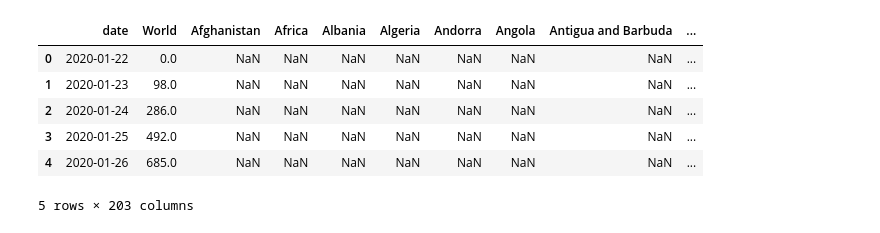
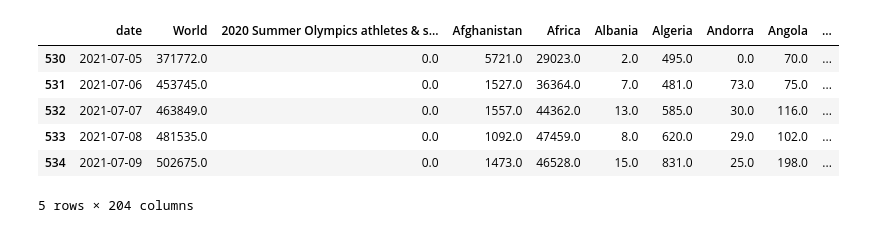
Before and after one commit to Adi-19/CovidWizard, a Jupyter notebook: notebooks/Basic Viz.ipynb, the cells around one changed output. Cells and saved outputs as stored; diff of their text form; code cells hidden in the pictures.

```diff
--- a/notebooks/Basic Viz.ipynb
+++ b/notebooks/Basic Viz.ipynb
@@ -9,12 +9,12 @@ df = pd.read_csv(URL_NEW)
 
 data = df.copy(deep=True)
 # %%
-data.head()
+data.tail()
 # %% [output]
-|  | date | World | Afghanistan | Africa | Albania | Algeria | Andorra | Angola | Antigua and Barbuda | ... |
-| 0 | 2020-01-22 | 0.0 | NaN | NaN | NaN | NaN | NaN | NaN | NaN | ... |
-| 1 | 2020-01-23 | 98.0 | NaN | NaN | NaN | NaN | NaN | NaN | NaN | ... |
-| 2 | 2020-01-24 | 286.0 | NaN | NaN | NaN | NaN | NaN | NaN | NaN | ... |
-| 3 | 2020-01-25 | 492.0 | NaN | NaN | NaN | NaN | NaN | NaN | NaN | ... |
-| 4 | 2020-01-26 | 685.0 | NaN | NaN | NaN | NaN | NaN | NaN | NaN | ... |
+|  | date | World | 2020 Summer Olympics athletes & s... | Afghanistan | Africa | Albania | Algeria | Andorra | Angola | ... |
+| 530 | 2021-07-05 | 371772.0 | 0.0 | 5721.0 | 29023.0 | 2.0 | 495.0 | 0.0 | 70.0 | ... |
+| 531 | 2021-07-06 | 453745.0 | 0.0 | 1527.0 | 36364.0 | 7.0 | 481.0 | 73.0 | 75.0 | ... |
+| 532 | 2021-07-07 | 463849.0 | 0.0 | 1557.0 | 44362.0 | 13.0 | 585.0 | 30.0 | 116.0 | ... |
+| 533 | 2021-07-08 | 481535.0 | 0.0 | 1092.0 | 47459.0 | 8.0 | 620.0 | 29.0 | 102.0 | ... |
+| 534 | 2021-07-09 | 502675.0 | 0.0 | 1473.0 | 46528.0 | 15.0 | 831.0 | 25.0 | 198.0 | ... |
-5 rows × 203 columns
+5 rows × 204 columns
```
Also changed, not shown: parts of 3 cells of this notebook, 32 other files.
